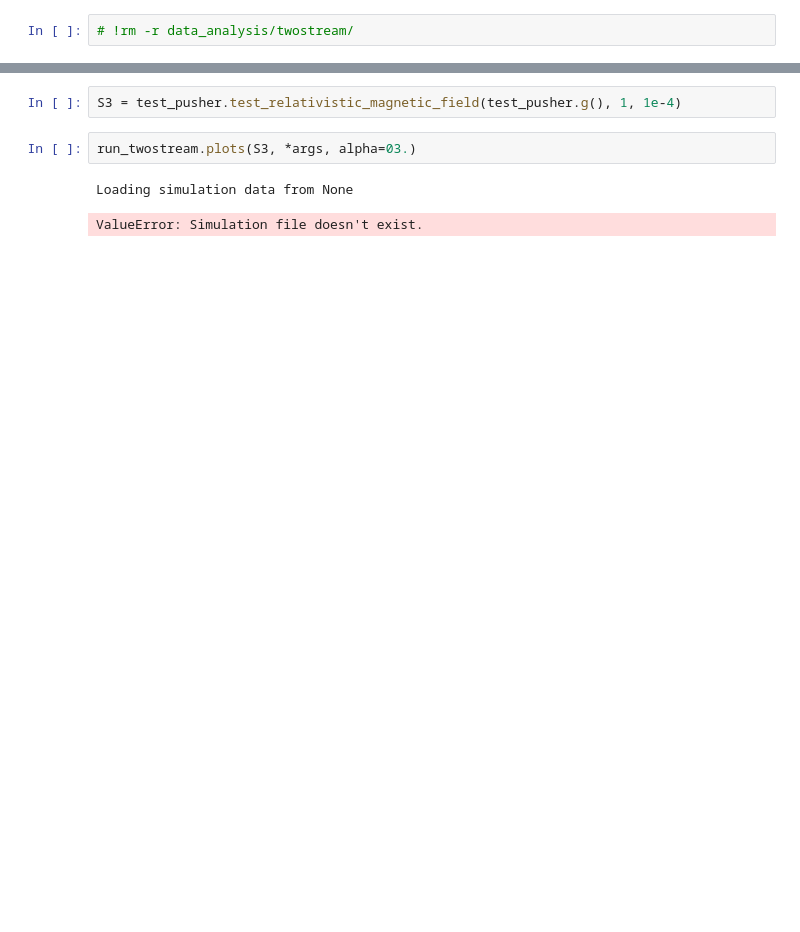
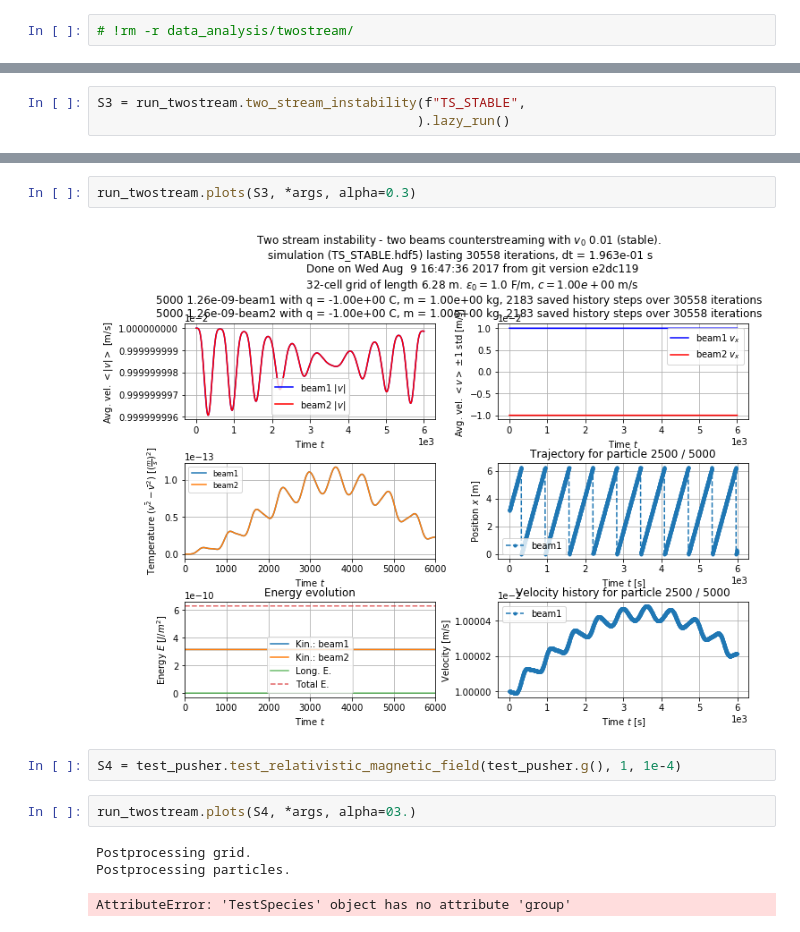
Before and after one commit to RickeyEstes/PythonPIC, a Jupyter notebook: docs/ipynb/plots.ipynb, the cells around one changed output, grey strips where cells are left out. Drawn from its saved outputs; the diff is of its cells as text; blank space fills up the shorter version.

```diff
--- a/docs/ipynb/plots.ipynb
+++ b/docs/ipynb/plots.ipynb
@@ -71,0 +64,3 @@ run_twostream.plots(S2, *args, alpha=0.3)
+# %%
+S3 = run_twostream.two_stream_instability(f"TS_STABLE",
+                                         ).lazy_run()
@@ -72,7 +78,12 @@ run_twostream.plots(S2, *args, alpha=0.3)
+# %%
+run_twostream.plots(S3, *args, alpha=0.3)
+# %% [output]
+[figure, added]
 # %%
-S3 = test_pusher.test_relativistic_magnetic_field(test_pusher.g(), 1, 1e-4)
+S4 = test_pusher.test_relativistic_magnetic_field(test_pusher.g(), 1, 1e-4)
 # %%
-run_twostream.plots(S3, *args, alpha=03.)
+run_twostream.plots(S4, *args, alpha=03.)
 # %% [output]
-Loading simulation data from None
+Postprocessing grid.
+Postprocessing particles.
-ValueError: Simulation file doesn't exist.
+AttributeError: 'TestSpecies' object has no attribute 'group'
```
Also changed, not shown: parts of 8 cells of this notebook, 1 other file.
